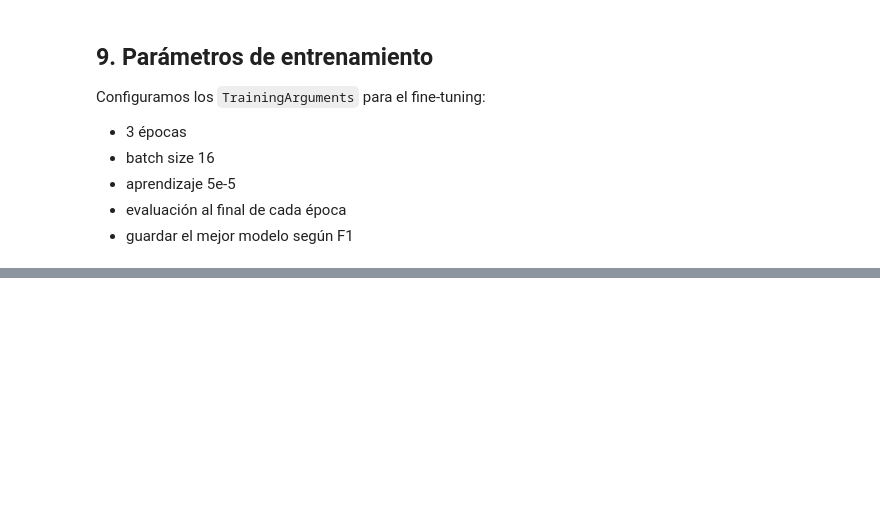
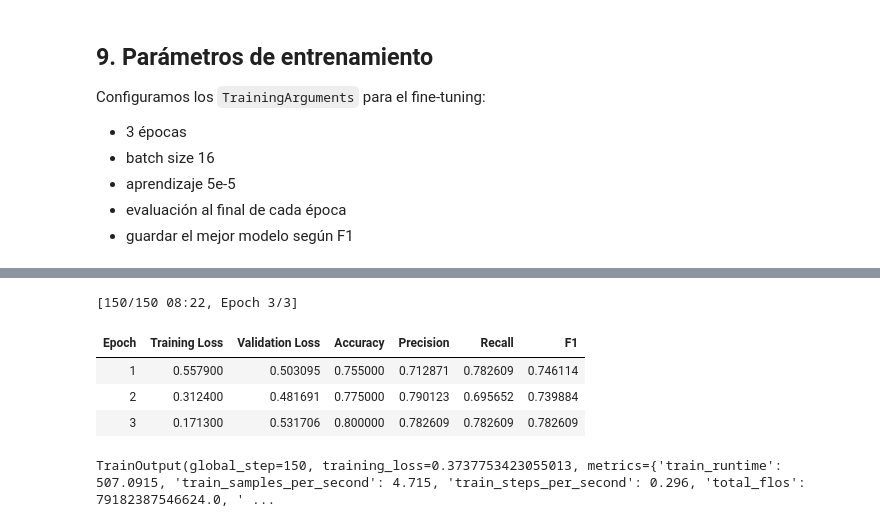
Before and after one commit to Bootcamp-IA-P5/Proyecto_X_NLP_G4, a Jupyter notebook: backend/notebooks/distilbert_finetuning.ipynb, the cells around one changed output, grey strips where cells are left out. Drawn from its saved outputs; the diff is of its cells as text; code cells hidden in the pictures; blank space fills up the shorter version.

```diff
--- a/backend/notebooks/distilbert_finetuning.ipynb
+++ b/backend/notebooks/distilbert_finetuning.ipynb
@@ -23,8 +23,21 @@ from pathlib import Path
 
 # Ruta del repo (este notebook está en backend/notebooks/)
 NOTEBOOK_DIR = Path.cwd()
-BACKEND_DIR = NOTEBOOK_DIR.parent           # backend/
-ROOT_DIR = BACKEND_DIR.parent               # raíz del proyecto
+
+# Detectar la raíz del proyecto de forma robusta
+if NOTEBOOK_DIR.name == "notebooks":
+    # Estamos en .../backend/notebooks
+    BACKEND_DIR = NOTEBOOK_DIR.parent
+    ROOT_DIR = BACKEND_DIR.parent
+elif NOTEBOOK_DIR.name == "backend":
+    # Estamos en .../backend
+    BACKEND_DIR = NOTEBOOK_DIR
+    ROOT_DIR = BACKEND_DIR.parent
+else:
+    # Asumimos que estamos en la raíz del proyecto
+    ROOT_DIR = NOTEBOOK_DIR
+    BACKEND_DIR = ROOT_DIR / "backend"
+
 DATA_DIR = ROOT_DIR / "data"
 PREPROC_DIR = DATA_DIR / "preprocessing_data"
 RESULTS_DIR = DATA_DIR / "results"
@@ -36,7 +49,10 @@ METRICS_JSON_PATH = RESULTS_DIR / "distilbert_toxic_v1.json"
 DISTILBERT_MODEL_DIR = MODELS_DIR / "distilbert_toxic_v1"
 
 print("Notebook dir:", NOTEBOOK_DIR)
+print("Root dir:", ROOT_DIR)
+print("Backend dir:", BACKEND_DIR)
 print("CSV path:", CSV_PATH)
+print("CSV exists?", CSV_PATH.exists())
 print("Metrics JSON:", METRICS_JSON_PATH)
 print("Model dir:", DISTILBERT_MODEL_DIR)
 # %% [output]
@@ -284,0 +313,19 @@ training_args = TrainingArguments(
+# %%
+trainer = Trainer(
+    model=model,
+    args=training_args,
+    train_dataset=train_encoded,
+    eval_dataset=test_encoded,
+    tokenizer=tokenizer,
+    compute_metrics=compute_metrics,
+)
+
+train_result = trainer.train()
+train_result
+# %% [output]
+[150/150 08:22, Epoch 3/3]
+| Epoch | Training Loss | Validation Loss | Accuracy | Precision | Recall | F1 |
+| 1 | 0.557900 | 0.503095 | 0.755000 | 0.712871 | 0.782609 | 0.746114 |
+| 2 | 0.312400 | 0.481691 | 0.775000 | 0.790123 | 0.695652 | 0.739884 |
+| 3 | 0.171300 | 0.531706 | 0.800000 | 0.782609 | 0.782609 | 0.782609 |
+TrainOutput(global_step=150, training_loss=0.3737753423055013, metrics={'train_runtime': 507.0915, 'train_samples_per_second': 4.715, 'train_steps_per_second': 0.296, 'total_flos': 79182387546624.0, ' ...
```
Also changed, not shown: parts of 16 cells of this notebook, 5 other files.
